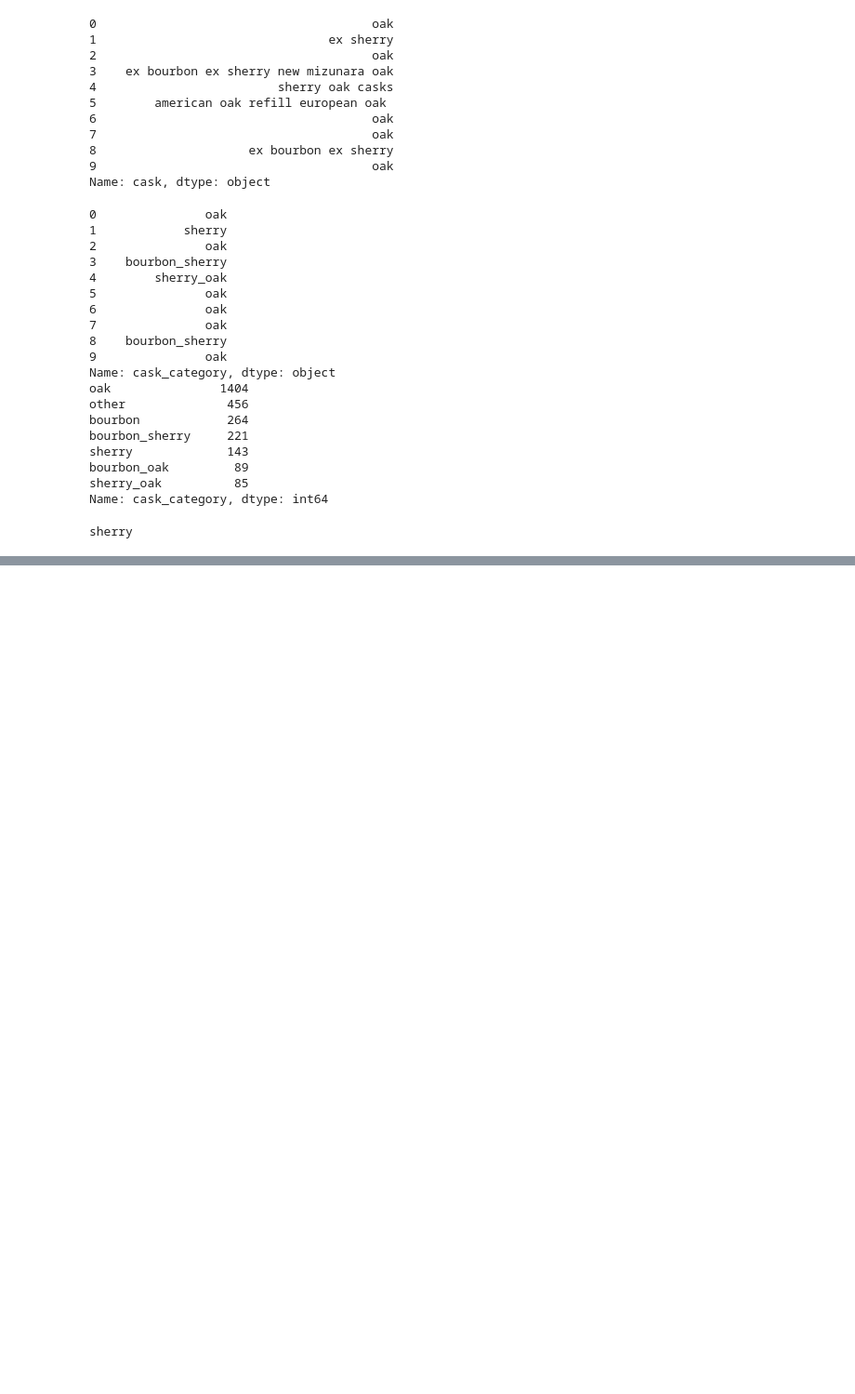
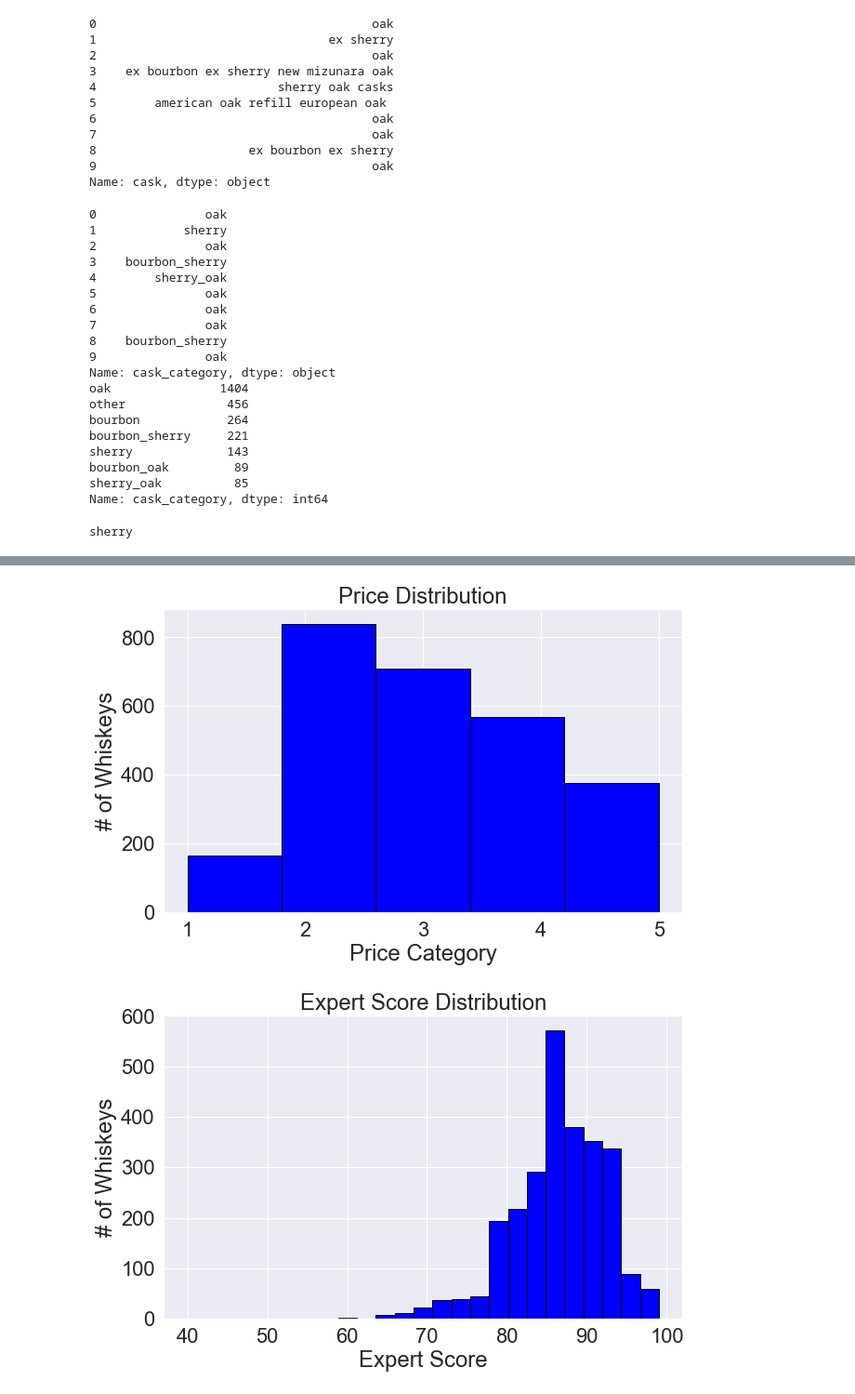
Before and after one commit to mcerow/whiskey_sommelier, a Jupyter notebook: maura-wip/EDA_FEAT_ENGINEER_MC.ipynb, the cells around one changed output, grey strips where cells are left out. Shown at 93% size. Saved outputs shown, nothing was run; the diff lists cells and outputs as text; code cells hidden in the pictures; blank space fills up the shorter version.

```diff
--- a/maura-wip/EDA_FEAT_ENGINEER_MC.ipynb
+++ b/maura-wip/EDA_FEAT_ENGINEER_MC.ipynb
@@ -386,0 +383,28 @@ df[df['style'] == '100% malted barley from a single distillery. Dried with peat.
+# %%
+## looking at the relationship between expert score & country (our target variable)
+
+sns.set_style('darkgrid')
+plt.figure(figsize=(10,6))
+plt.hist(df['price'], bins = 5, edgecolor='black', color='blue')
+plt.title('Price Distribution')
+plt.xlabel('Price Category')
+plt.ylabel('# of Whiskeys')
+
+sns.set_style('darkgrid')
+plt.figure(figsize=(10,6))
+plt.hist(df['expert_score'], bins = 25, edgecolor='black', color='blue')
+plt.title('Expert Score Distribution')
+plt.xlabel('Expert Score')
+plt.ylabel('# of Whiskeys')
+
+sns.set_style('darkgrid')
+plt.figure(figsize=(10,6))
+plt.hist(df['user_rating'], bins = 25, edgecolor='black', color='blue')
+plt.title('User Rating Distribution')
+plt.xlabel('User Rating')
+plt.ylabel('# of Whiskeys')
+
+plt.show()
+# %% [output]
+[figure, added]
+[figure, added]
```
Also changed, not shown: parts of 18 cells of this notebook, 1 other file.
